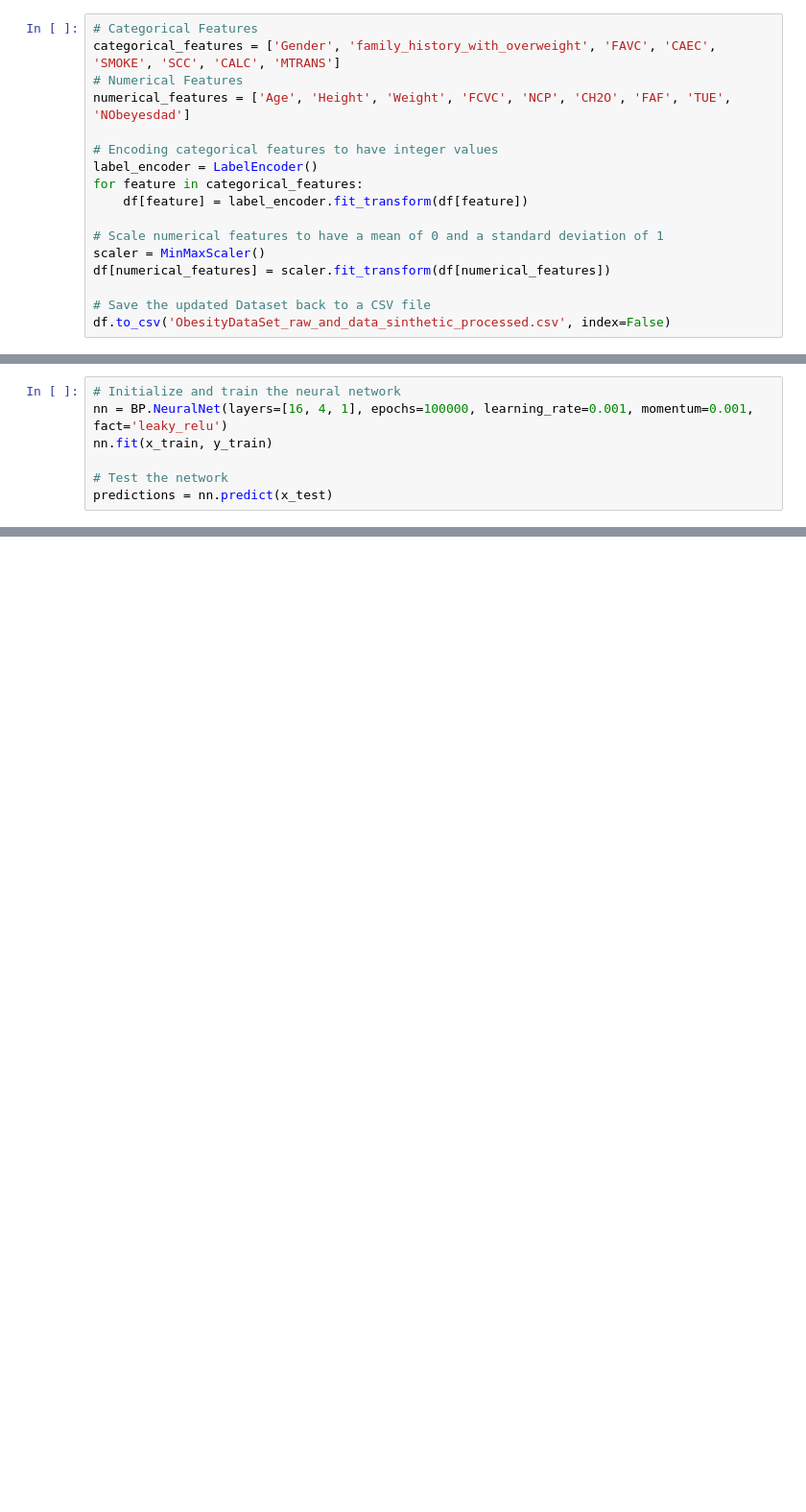
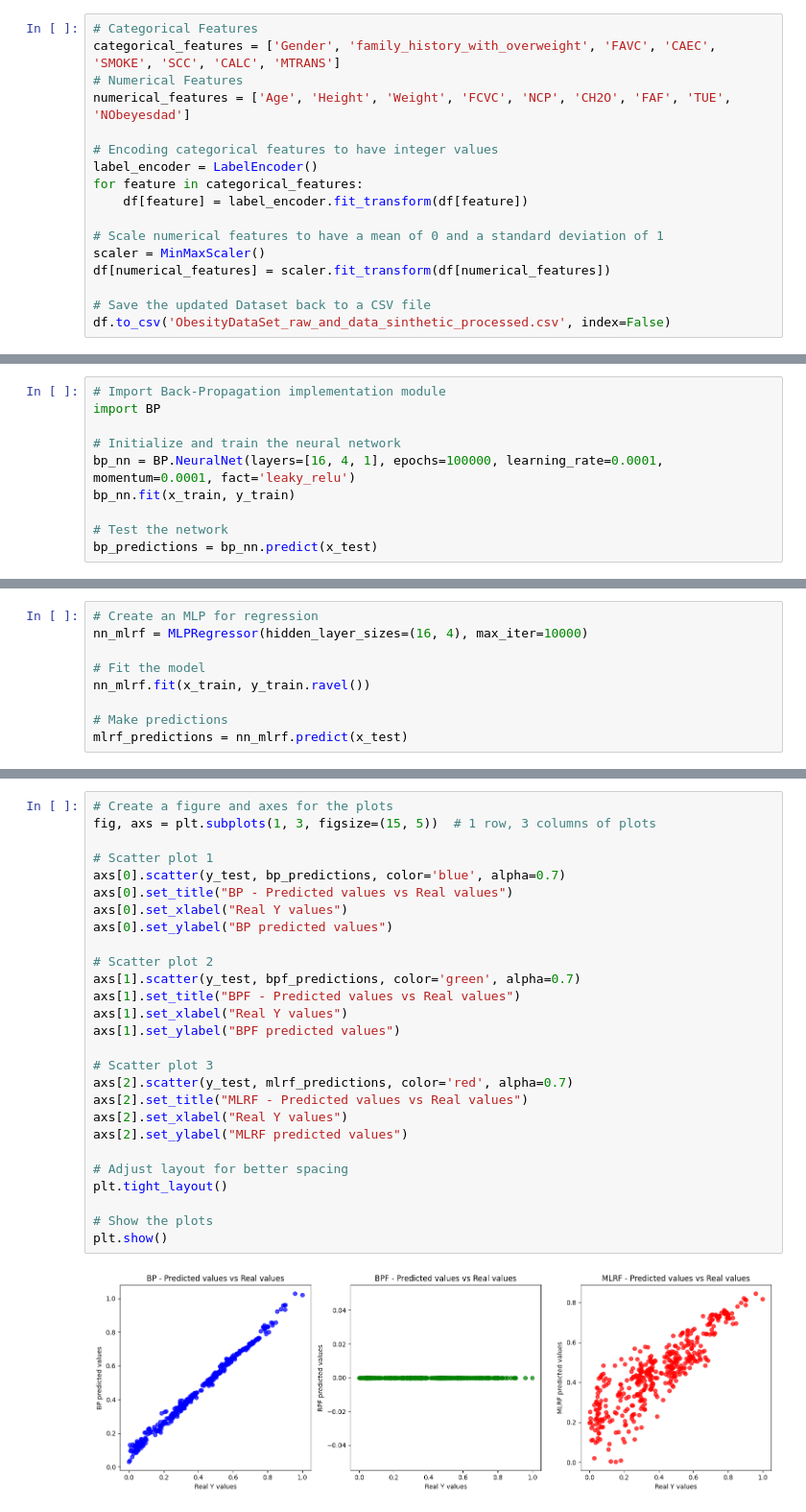
Before and after one commit to novella93/NEC_A1, a Jupyter notebook: A1.ipynb, the cells around one changed output, grey strips where cells are left out. Shown at 96% size. Cells and saved outputs as stored; diff of their text form; blank space fills up the shorter version.

```diff
--- a/A1.ipynb
+++ b/A1.ipynb
@@ -402,7 +447,10 @@ import BP
 # %%
+# Import Back-Propagation implementation module
+import BP
+
 # Initialize and train the neural network
-nn = BP.NeuralNet(layers=[16, 4, 1], epochs=100000, learning_rate=0.001, momentum=0.001, fact='leaky_relu')
-nn.fit(x_train, y_train)
+bp_nn = BP.NeuralNet(layers=[16, 4, 1], epochs=100000, learning_rate=0.0001, momentum=0.0001, fact='leaky_relu')
+bp_nn.fit(x_train, y_train)
 
 # Test the network
-predictions = nn.predict(x_test)
+bp_predictions = bp_nn.predict(x_test)
@@ -440,0 +484,9 @@ Predictions have been written to predictions.txt
+# %%
+# Create an MLP for regression
+nn_mlrf = MLPRegressor(hidden_layer_sizes=(16, 4), max_iter=10000)
+
+# Fit the model
+nn_mlrf.fit(x_train, y_train.ravel())
+
+# Make predictions
+mlrf_predictions = nn_mlrf.predict(x_test)
@@ -440,0 +536,29 @@ Predictions have been written to predictions.txt
+# %%
+# Create a figure and axes for the plots
+fig, axs = plt.subplots(1, 3, figsize=(15, 5))  # 1 row, 3 columns of plots
+
+# Scatter plot 1
+axs[0].scatter(y_test, bp_predictions, color='blue', alpha=0.7)
+axs[0].set_title("BP - Predicted values vs Real values")
+axs[0].set_xlabel("Real Y values")
+axs[0].set_ylabel("BP predicted values")
+
+# Scatter plot 2
+axs[1].scatter(y_test, bpf_predictions, color='green', alpha=0.7)
+axs[1].set_title("BPF - Predicted values vs Real values")
+axs[1].set_xlabel("Real Y values")
+axs[1].set_ylabel("BPF predicted values")
+
+# Scatter plot 3
+axs[2].scatter(y_test, mlrf_predictions, color='red', alpha=0.7)
+axs[2].set_title("MLRF - Predicted values vs Real values")
+axs[2].set_xlabel("Real Y values")
+axs[2].set_ylabel("MLRF predicted values")
+
+# Adjust layout for better spacing
+plt.tight_layout()
+
+# Show the plots
+plt.show()
+# %% [output]
+[figure, added]
```
Also changed, not shown: parts of 19 cells of this notebook, 2 other files.
